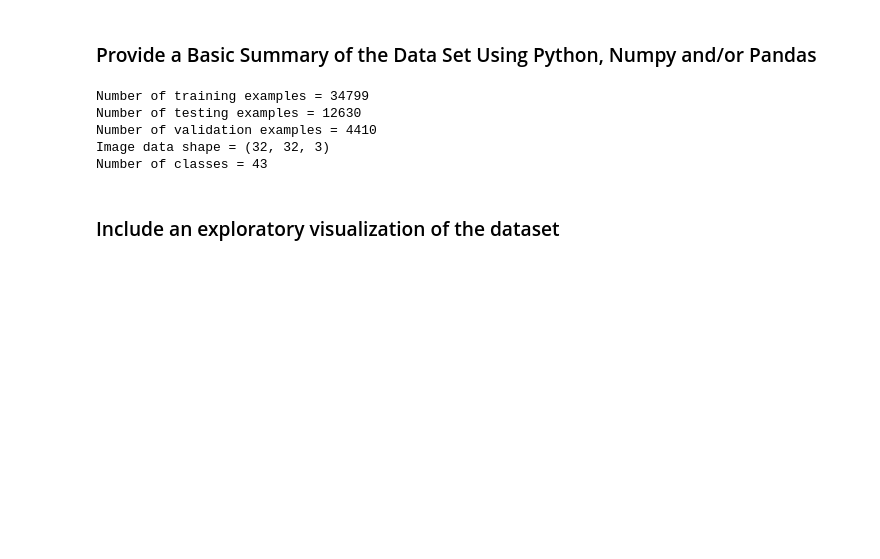
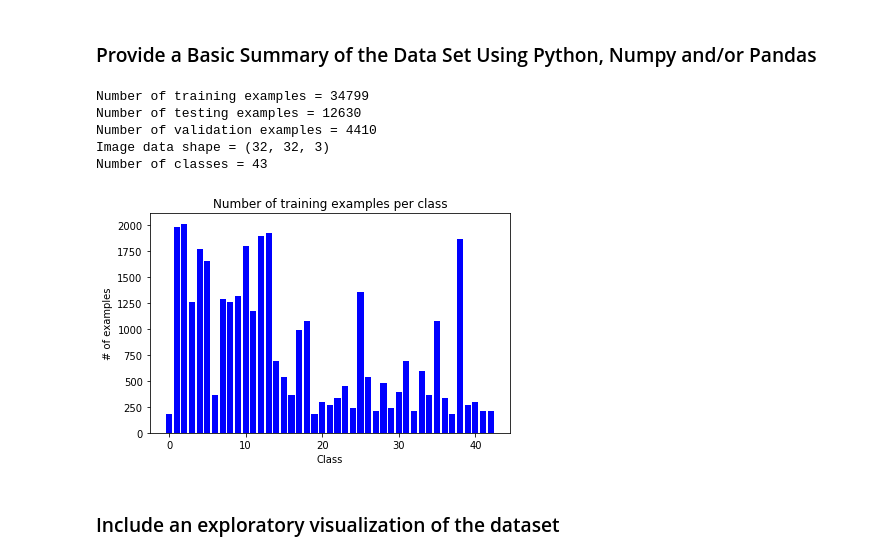
Before and after one commit to jkamano/CarND-Traffic-Sign-Classifier-Project, a Jupyter notebook: Traffic_Sign_Classifier.ipynb, the cells around one changed output. Drawn from its saved outputs; the diff is of its cells as text; code cells hidden in the pictures; blank space fills up the shorter version.

```diff
--- a/Traffic_Sign_Classifier.ipynb
+++ b/Traffic_Sign_Classifier.ipynb
@@ -57,31 +57,40 @@ Complete the basic data summary below. Use python, numpy and/or pandas methods t
 # %%
 ### Replace each question mark with the appropriate value.
 ### Use python, pandas or numpy methods rather than hard coding the results
 import numpy as np
+import matplotlib.pyplot as plt
 
 # TODO: Number of training examples
-n_train = len(y_train)
+n_train = len(y_train_pre)
 
 # TODO: Number of testing examples.
 n_test = len(y_test)
 
 # TODO: What's the shape of an traffic sign image?
-image_shape = X_train[0].shape
+image_shape = X_train_pre[0].shape
 
 # TODO: How many unique classes/labels there are in the dataset.
-n_classes = len(np.unique(y_train))
+classes, class_count = np.unique(y_train_pre, return_counts=True)
 
 print("Number of training examples =", n_train)
 print("Number of testing examples =", n_test)
 print("Number of validation examples =", len(y_valid))
 print("Image data shape =", image_shape)
-print("Number of classes =", n_classes)
+print("Number of classes =", len(classes))
+
+plt.bar(classes, class_count, 0.8,color='b')
+plt.xlabel('Class')
+plt.ylabel('# of examples')
+plt.title('Number of training examples per class')
+plt.tight_layout()
+plt.show()
 # %% [output]
 Number of training examples = 34799
 Number of testing examples = 12630
 Number of validation examples = 4410
 Image data shape = (32, 32, 3)
 Number of classes = 43
+[figure, added]
 # %% [markdown]
 ### Include an exploratory visualization of the dataset
 # %% [markdown]
```
Also changed, not shown: parts of 11 cells of this notebook, 17 other files.
